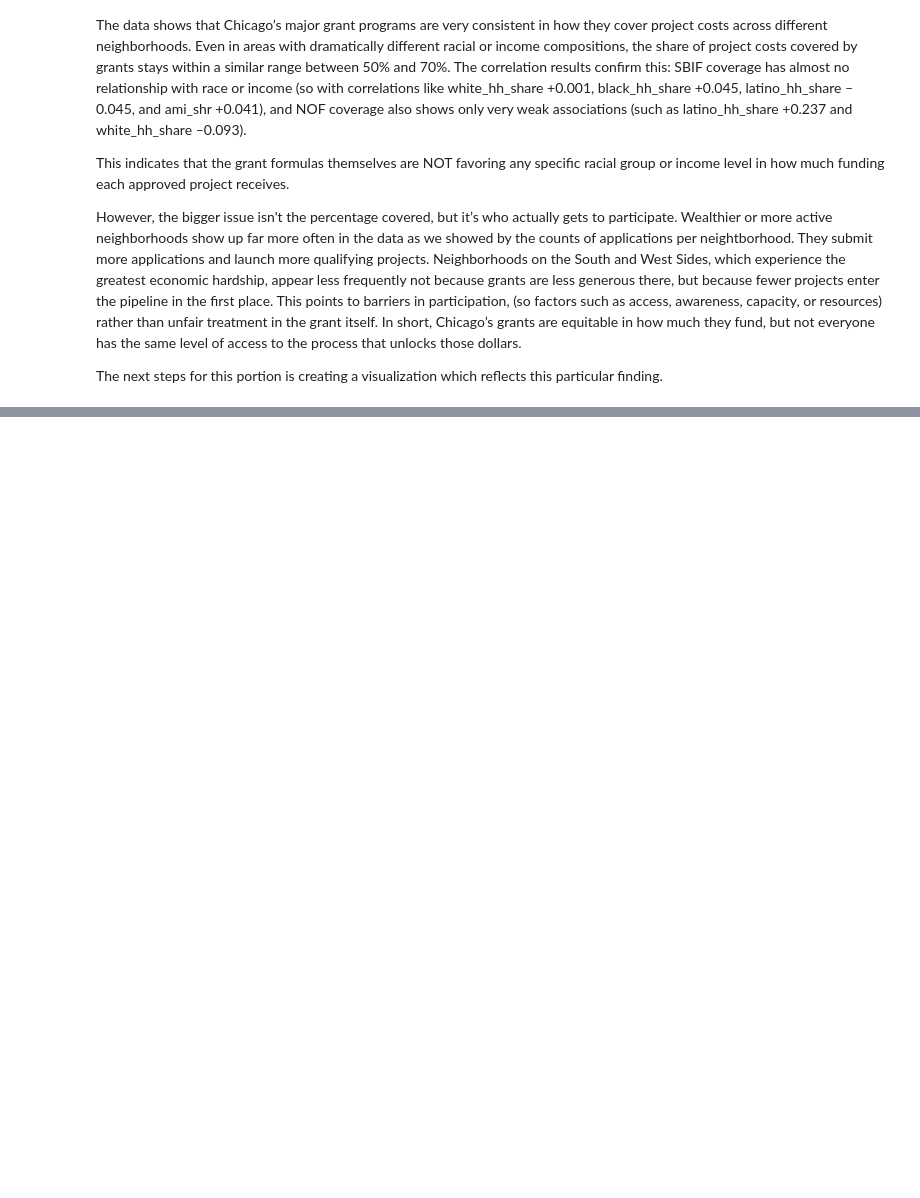
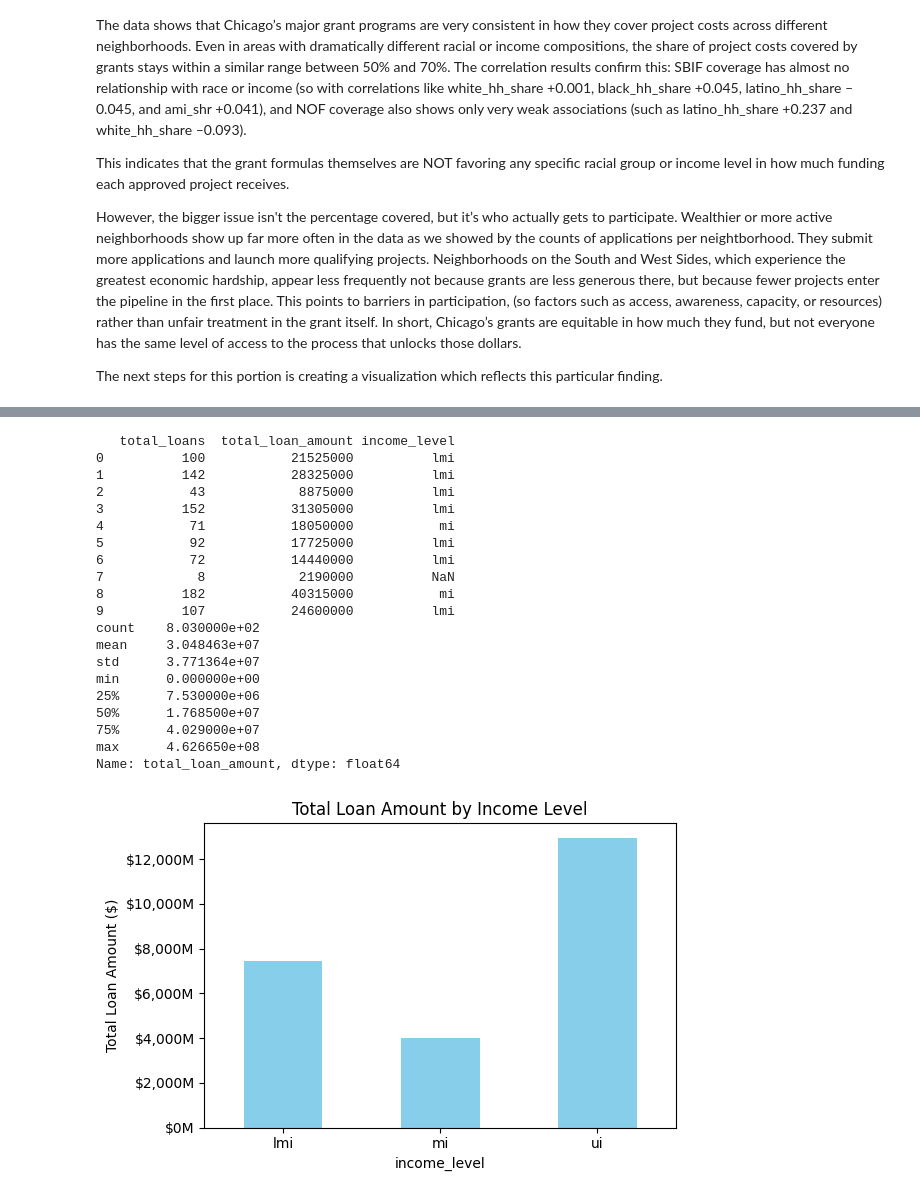
Before and after one commit to supernova37452/418Project-MoneyMapping, a Jupyter notebook: GrantsAnaylsis.ipynb, the cells around one changed output, grey strips where cells are left out. Saved outputs shown, nothing was run; the diff lists cells and outputs as text; code cells hidden in the pictures; blank space fills up the shorter version.

```diff
--- a/GrantsAnaylsis.ipynb
+++ b/GrantsAnaylsis.ipynb
@@ -345,0 +545,39 @@ The next steps for this portion is creating a visualization which reflects this
+# %%
+
+
+df['total_loan_amount'] = pd.to_numeric(df['total_loan_amount'], errors='coerce')
+income_loan_amount = df.groupby("income_level")["total_loan_amount"].sum()
+income_loan_amount.plot(kind='bar')
+
+print(df[['total_loans', 'total_loan_amount', 'income_level']].head(10))
+print(df['total_loan_amount'].describe())
+
+ax = income_loan_amount.plot(kind='bar', color='skyblue', figsize=(6,4))
+plt.ylabel("Total Loan Amount ($)")
+plt.title("Total Loan Amount by Income Level")
+plt.xticks(rotation=0)
+ax.set_yticklabels(['${:,.0f}M'.format(x/1e6) for x in ax.get_yticks()])
+plt.tight_layout()
+plt.show()
+# %% [output]
+   total_loans  total_loan_amount income_level
+0          100           21525000          lmi
+1          142           28325000          lmi
+2           43            8875000          lmi
+3          152           31305000          lmi
+4           71           18050000           mi
+5           92           17725000          lmi
+6           72           14440000          lmi
+7            8            2190000          NaN
+8          182           40315000           mi
+9          107           24600000          lmi
+count    8.030000e+02
+mean     3.048463e+07
+std      3.771364e+07
+min      0.000000e+00
+25%      7.530000e+06
+50%      1.768500e+07
+75%      4.029000e+07
+max      4.626650e+08
+Name: total_loan_amount, dtype: float64
+[figure, added]
```
Also changed, not shown: parts of 25 cells of this notebook, 3 other files.
